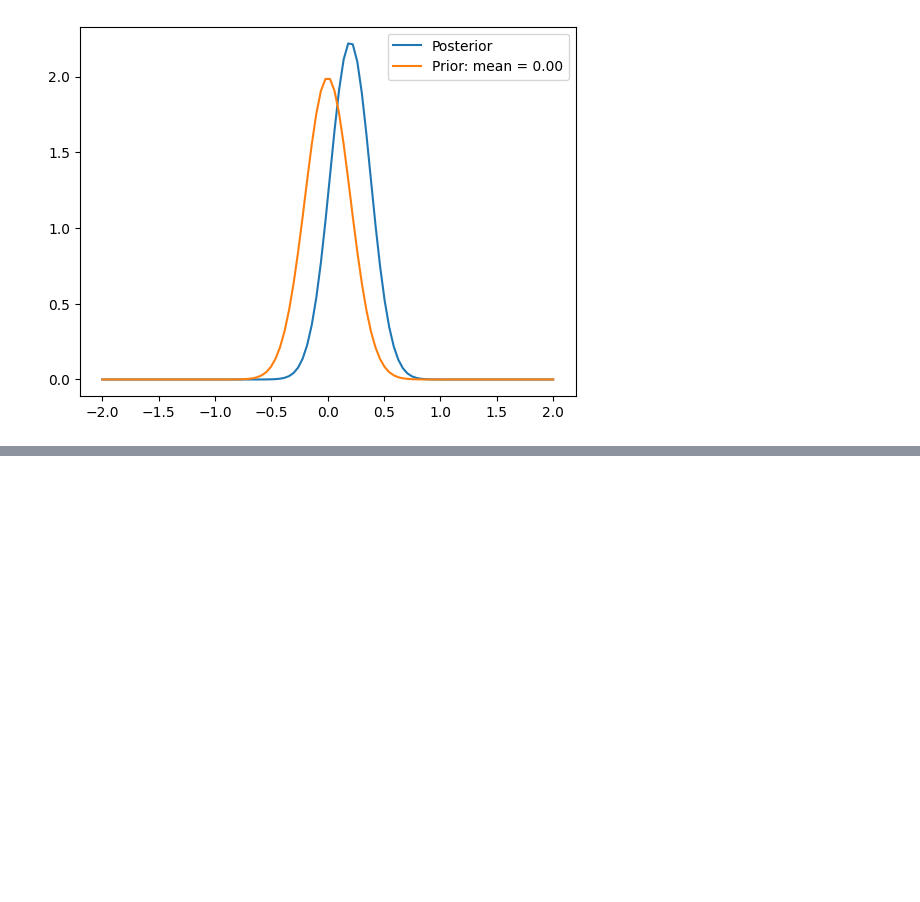
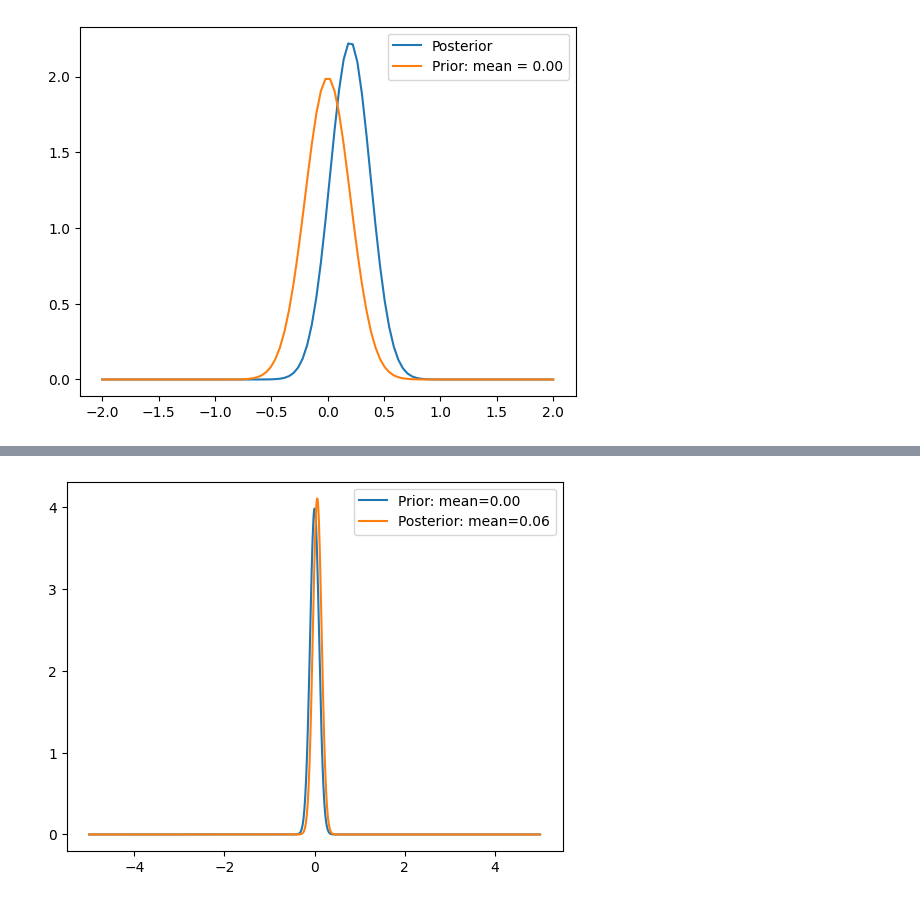
Before and after one commit to MVerschure/Thesis, a Jupyter notebook: ws/bayesian_inference/simple.ipynb, the cells around one changed output, grey strips where cells are left out. Cells and saved outputs as stored; diff of their text form; code cells hidden in the pictures; blank space fills up the shorter version.

```diff
--- a/ws/bayesian_inference/simple.ipynb
+++ b/ws/bayesian_inference/simple.ipynb
@@ -109,0 +161,19 @@ This seems to work!
+# %%
+# Recreating the inference method
+prior = Normal(0, .1)
+posterior = Posterior()
+posterior.set_prior(prior)
+posterior.set_measurement(1, 0.5)
+
+# Plotting Prior and Posterior
+x = np.linspace(-5, 5, 1000)
+#print(type(x[0]))
+y_prior = prior.pdf(x)
+y_posterior = posterior.pdf(x)
+
+plt.plot(x, y_prior, label="Prior: mean={:.2f}".format(integrate(lambda s: s*prior.pdf(s), -5, 5, 500)))
+plt.plot(x, y_posterior, label="Posterior: mean={:.2f}".format(integrate(lambda s: s*posterior.pdf(s), -5, 5, 500)))
+plt.legend()
+plt.show()
+# %% [output]
+[figure, added]
```
Also changed, not shown: parts of 3 cells of this notebook.
